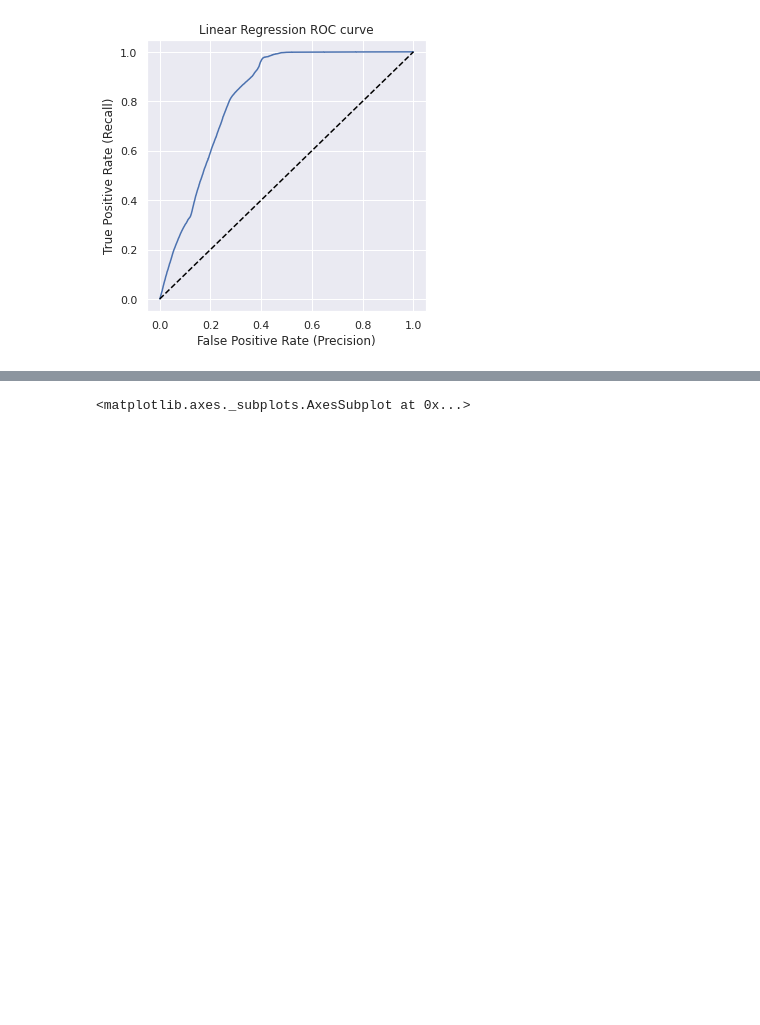
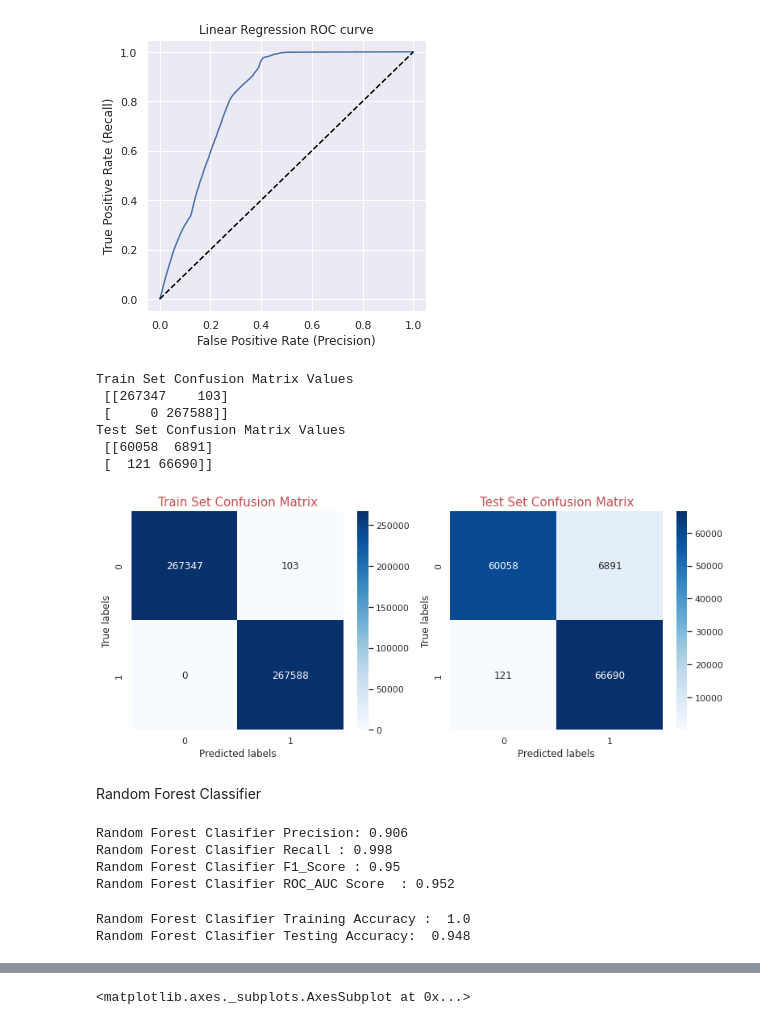
Before and after one commit to GoPlusUltra/Health-Insurance-Cross-Sell-Prediction-Model, a Jupyter notebook: HEALTH_INSURANCE_CROSS_SELL_PREDICTION.ipynb, the cells around one changed output, grey strips where cells are left out. Cells and saved outputs as stored; diff of their text form; code cells hidden in the pictures; blank space fills up the shorter version.

```diff
--- a/HEALTH_INSURANCE_CROSS_SELL_PREDICTION.ipynb
+++ b/HEALTH_INSURANCE_CROSS_SELL_PREDICTION.ipynb
@@ -538,0 +543,12 @@ def Confusion_matrix(y_train,y_test,y_pred_train,y_pred_test):
+# %%
+Confusion_matrix(y_train,y_test,y_pred_train,y_pred_test)
+# %% [output]
+Train Set Confusion Matrix Values
+ [[267347    103]
+ [     0 267588]]
+Test Set Confusion Matrix Values
+ [[60058  6891]
+ [  121 66690]]
+[figure, added]
+# %% [markdown]
+Random Forest Classifier
@@ -538,0 +566,23 @@ def Confusion_matrix(y_train,y_test,y_pred_train,y_pred_test):
+# %%
+acc_lr=accuracy_score(y_test,y_pred_test)
+recall_lr=recall_score(y_test,y_pred_test)
+precision_lr=precision_score(y_test,y_pred_test)
+f1score_lr=f1_score(y_test,y_pred_test)
+AUC_LR=roc_auc_score(y_pred_test,y_test)
+
+#Evaluation Metrics
+print("Random Forest Clasifier Precision:" , round(precision_score(y_test,y_pred_test) , 3))
+print("Random Forest Clasifier Recall :" , round(recall_score(y_test,y_pred_test), 3))
+print("Random Forest Clasifier F1_Score :" , round(f1_score(y_test,y_pred_test) , 3))
+print("Random Forest Clasifier ROC_AUC Score  :" , round(AUC_LR , 3))
+# %% [output]
+Random Forest Clasifier Precision: 0.906
+Random Forest Clasifier Recall : 0.998
+Random Forest Clasifier F1_Score : 0.95
+Random Forest Clasifier ROC_AUC Score  : 0.952
+# %%
+print("Random Forest Clasifier Training Accuracy : ", round(accuracy_score(y_train,y_pred_train) ,3))
+print("Random Forest Clasifier Testing Accuracy: ", round(accuracy_score(y_test,y_pred_test) ,3))
+# %% [output]
+Random Forest Clasifier Training Accuracy :  1.0
+Random Forest Clasifier Testing Accuracy:  0.948
```
Also changed, not shown: parts of 6 cells of this notebook.
